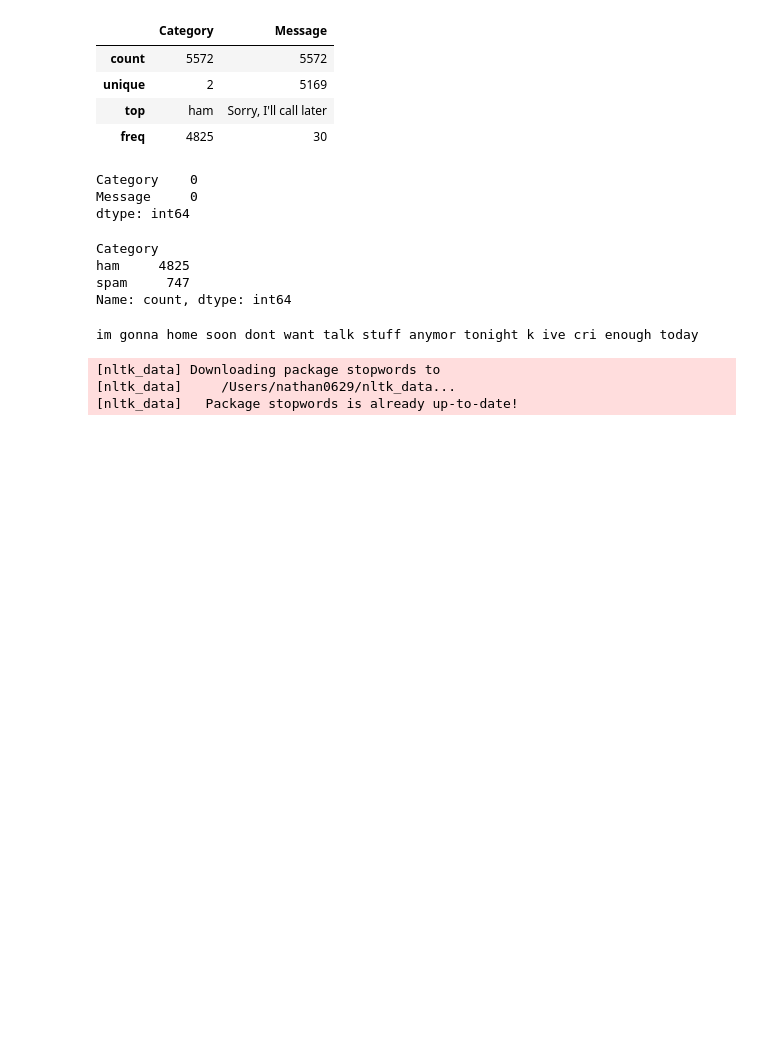
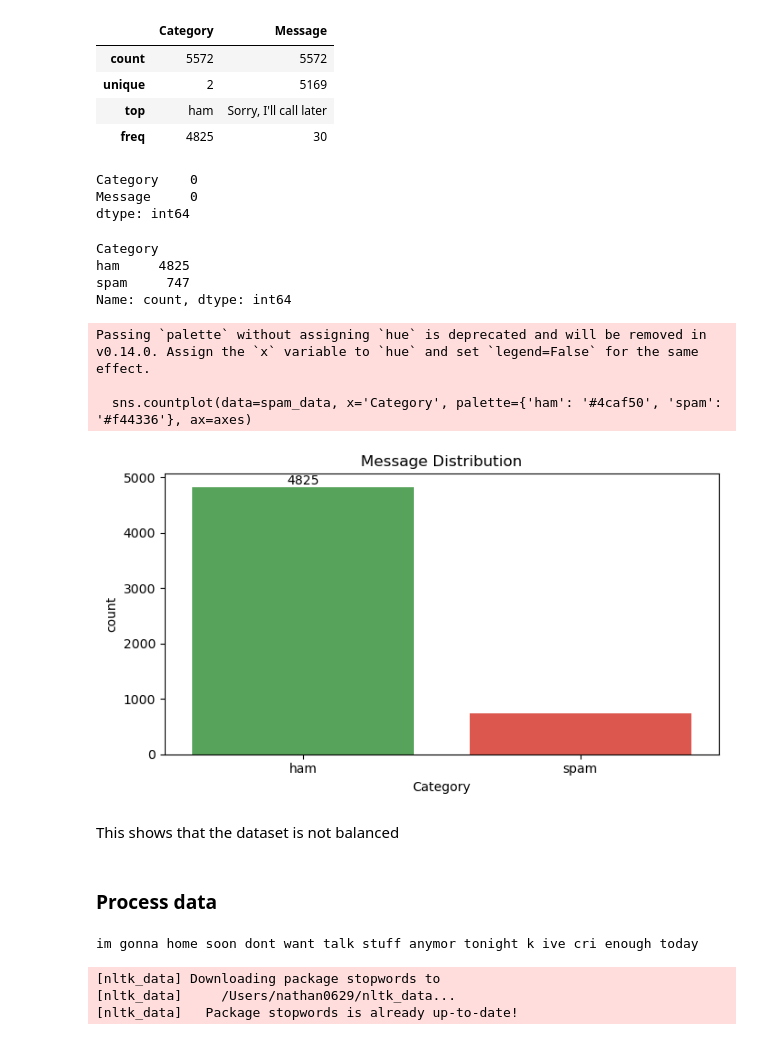
Before and after one commit to Nathan0820/SpamMessageDetector, a Jupyter notebook: SpamEmailDetection.ipynb, the cells around one changed output. Cells and saved outputs as stored; diff of their text form; code cells hidden in the pictures; blank space fills up the shorter version.

```diff
--- a/SpamEmailDetection.ipynb
+++ b/SpamEmailDetection.ipynb
@@ -66,6 +66,24 @@ Category
 ham     4825
 spam     747
 Name: count, dtype: int64
+# %%
+fig, axes = plt.subplots(1, 1, figsize=(7, 4))
+
+sns.countplot(data=spam_data, x='Category', palette={'ham': '#4caf50', 'spam': '#f44336'}, ax=axes)
+axes.set_title('Message Distribution')
+axes.bar_label(axes.containers[0])
+
+plt.tight_layout()
+plt.show()
+# %% [output]
+Passing `palette` without assigning `hue` is deprecated and will be removed in v0.14.0. Assign the `x` variable to `hue` and set `legend=False` for the same effect.
+
+  sns.countplot(data=spam_data, x='Category', palette={'ham': '#4caf50', 'spam': '#f44336'}, ax=axes)
+[figure, added]
+# %% [markdown]
+This shows that the dataset is not balanced
+# %% [markdown]
+### Process data
 # %%
 nltk.download('stopwords')
 stop_words = set(stopwords.words('english'))
```
Also changed, not shown: parts of 5 cells of this notebook.
